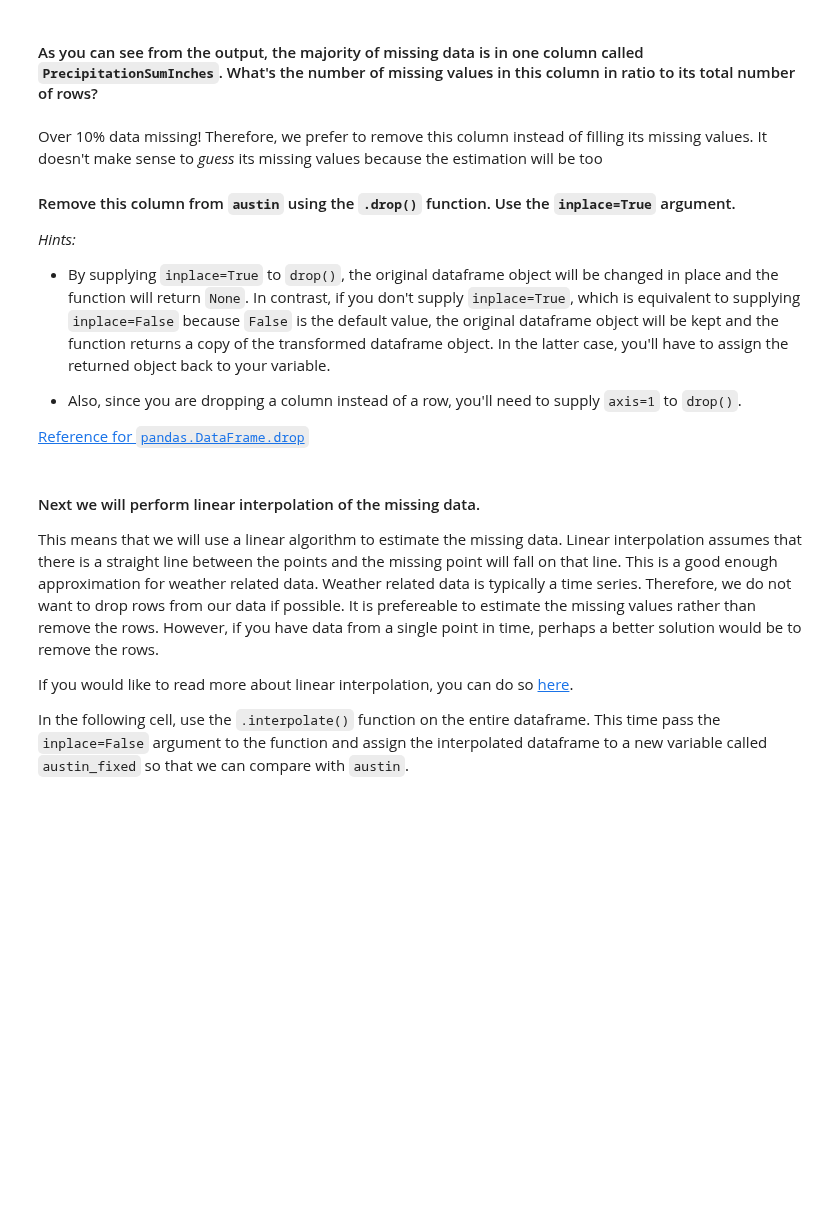
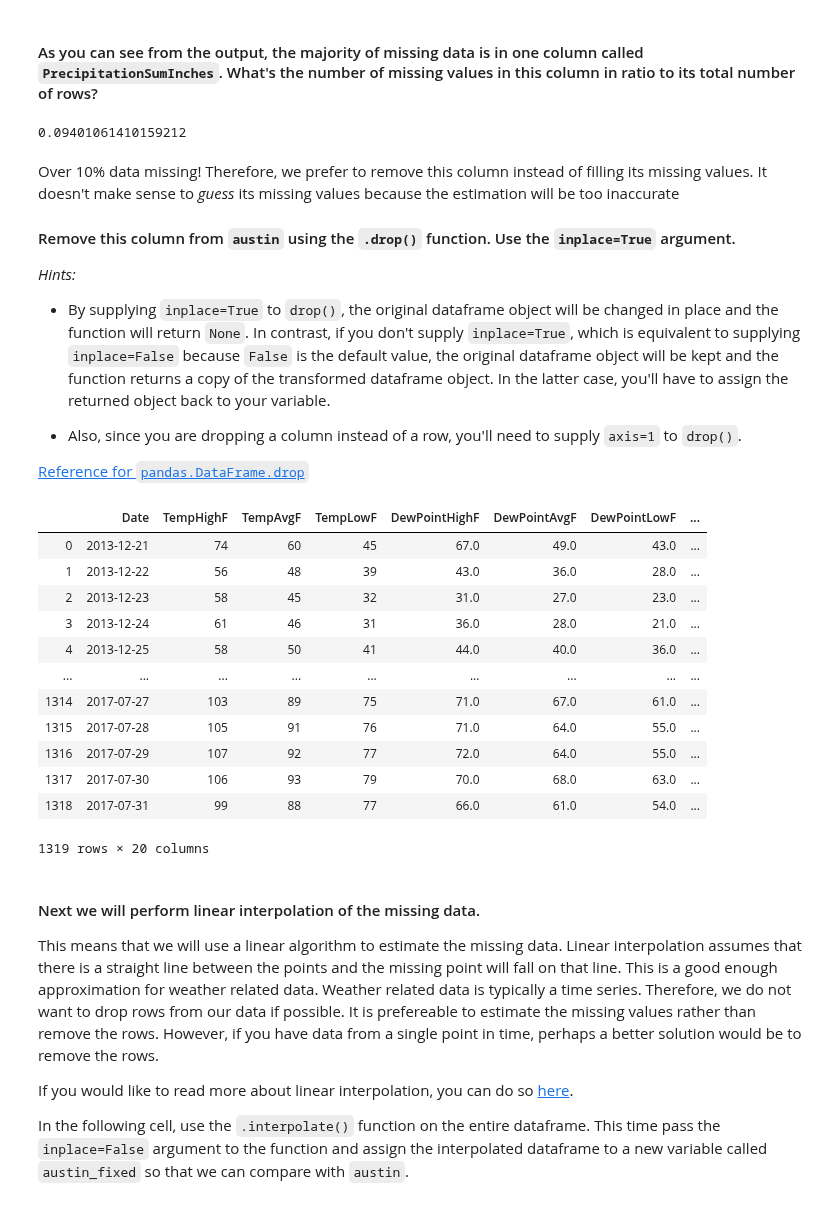
Before and after one commit to ironhack-labs/data-labs, a Jupyter notebook: module-3/lab-intro-to-ml/your-code/main.ipynb, the cells around one changed output. Cells and saved outputs as stored; diff of their text form; code cells hidden in the pictures; blank space fills up the shorter version.

```diff
--- a/module-3/lab-intro-to-ml/your-code/main.ipynb
+++ b/module-3/lab-intro-to-ml/your-code/main.ipynb
@@ -106,5 +245,12 @@ We can find the number of missing rows in each column using the `.isna()` functi
+# %%
+# Your code here
+ratio = austin['PrecipitationSumInches'].isna().sum() / len(austin['PrecipitationSumInches'])
+
+ratio # I didn't get over 10% of the data as missing...
+# %% [output]
+0.09401061410159212
 # %% [markdown]
-Over 10% data missing! Therefore, we prefer to remove this column instead of filling its missing values. It doesn't make sense to *guess* its missing values because the estimation will be too
+Over 10% data missing! Therefore, we prefer to remove this column instead of filling its missing values. It doesn't make sense to *guess* its missing values because the estimation will be too inaccurate
 
 #### Remove this column from `austin` using the `.drop()` function. Use the `inplace=True` argument.
 
@@ -117,11 +263,29 @@ Over 10% data missing! Therefore, we prefer to remove this column instead of fil
 [Reference for `pandas.DataFrame.drop`](https://pandas.pydata.org/pandas-docs/stable/generated/pandas.DataFrame.drop.html)
 # %%
 # Your code here
-
+austin.drop(
+    'PrecipitationSumInches', # name of col to drop
+    axis = 1, # dropping a column, not a row
+    inplace = True, # inplace
+)
 
 # Print `austin` to confirm the column is indeed removed
 
 austin
+# %% [output]
+|  | Date | TempHighF | TempAvgF | TempLowF | DewPointHighF | DewPointAvgF | DewPointLowF | ... |
+| 0 | 2013-12-21 | 74 | 60 | 45 | 67.0 | 49.0 | 43.0 | ... |
+| 1 | 2013-12-22 | 56 | 48 | 39 | 43.0 | 36.0 | 28.0 | ... |
+| 2 | 2013-12-23 | 58 | 45 | 32 | 31.0 | 27.0 | 23.0 | ... |
+| 3 | 2013-12-24 | 61 | 46 | 31 | 36.0 | 28.0 | 21.0 | ... |
+| 4 | 2013-12-25 | 58 | 50 | 41 | 44.0 | 40.0 | 36.0 | ... |
+| ... | ... | ... | ... | ... | ... | ... | ... | ... |
+| 1314 | 2017-07-27 | 103 | 89 | 75 | 71.0 | 67.0 | 61.0 | ... |
+| 1315 | 2017-07-28 | 105 | 91 | 76 | 71.0 | 64.0 | 55.0 | ... |
+| 1316 | 2017-07-29 | 107 | 92 | 77 | 72.0 | 64.0 | 55.0 | ... |
+| 1317 | 2017-07-30 | 106 | 93 | 79 | 70.0 | 68.0 | 63.0 | ... |
+| 1318 | 2017-07-31 | 99 | 88 | 77 | 66.0 | 61.0 | 54.0 | ... |
+1319 rows × 20 columns
 # %% [markdown]
 #### Next we will perform linear interpolation of the missing data.
 
```
Also changed, not shown: parts of 54 cells of this notebook.
